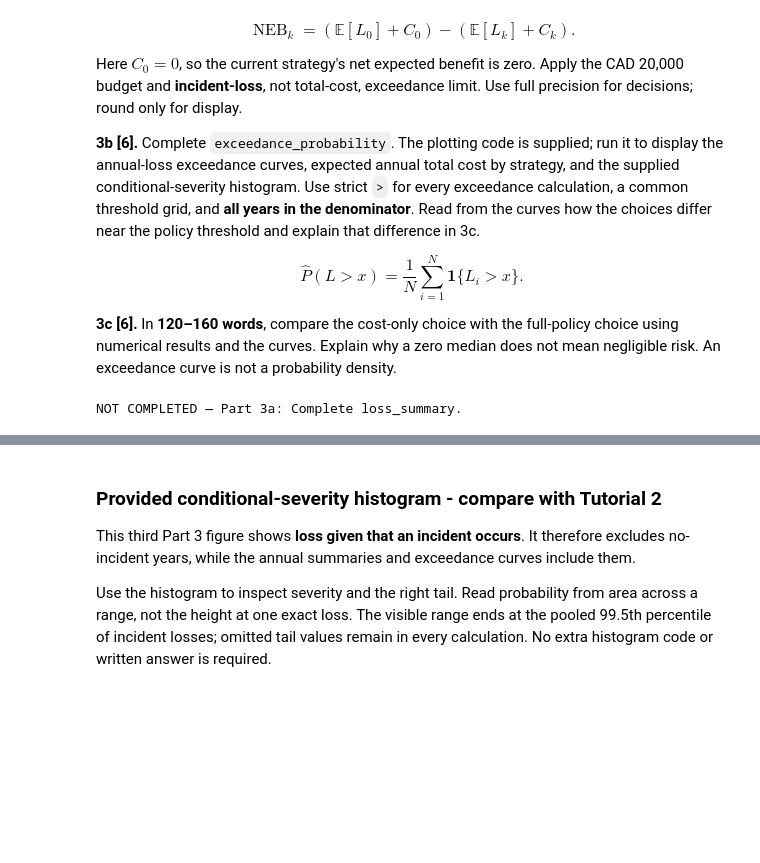
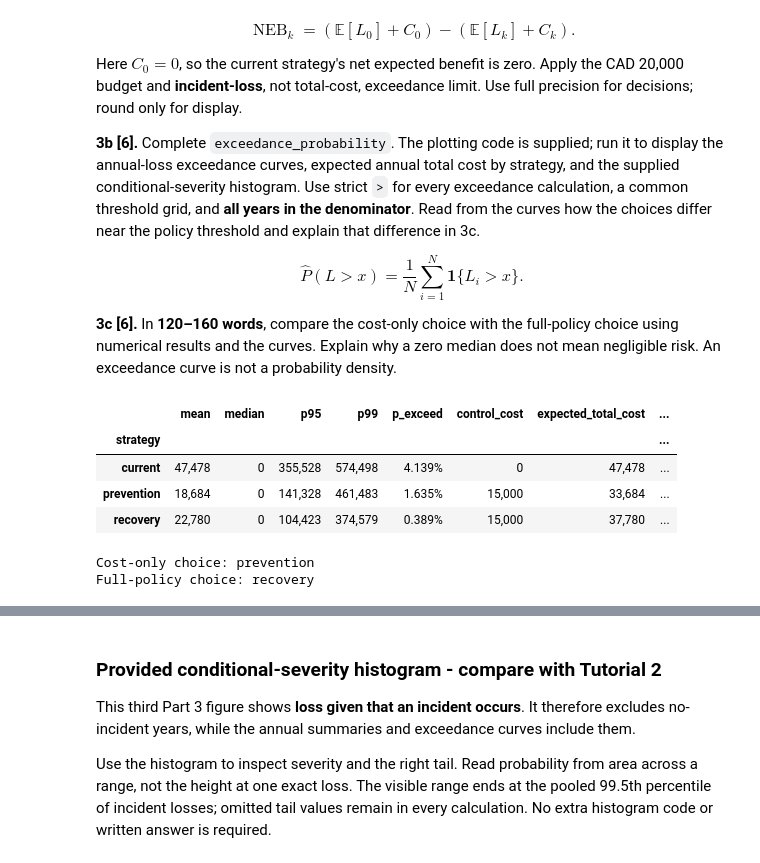
Before and after one commit to laydab/Cmpt318, a Jupyter notebook: Assignment-1/CMPT318_Assignment_1_Starter.ipynb, the cells around one changed output, grey strips where cells are left out. Cells and saved outputs as stored; diff of their text form; code cells hidden in the pictures; blank space fills up the shorter version.

```diff
--- a/Assignment-1/CMPT318_Assignment_1_Starter.ipynb
+++ b/Assignment-1/CMPT318_Assignment_1_Starter.ipynb
@@ -489,7 +489,13 @@ def loss_summary(losses, threshold=LOSS_THRESHOLD):
     if losses.ndim != 1 or len(losses) == 0 or not np.isfinite(losses).all():
         raise ValueError('Use a nonempty finite one-dimensional annual-loss array.')
     # YOUR CORE RISK CODE: compute all five metrics, including the zero-loss years.
-    raise NotImplementedError('Complete loss_summary.')
+    return {
+            'mean':     float(losses.mean()),
+            'median':   float(np.quantile(losses, 0.50)),
+            'p95':      float(np.quantile(losses, 0.95)),
+            'p99':      float(np.quantile(losses, 0.99)),
+            'p_exceed': float(np.mean(losses > threshold)),
+        }
 # %%
 def assess_controls(summary, control_costs):
     """Return (decision_table, cost_only_choice, policy_choice).
@@ -504,35 +510,58 @@ def assess_controls(summary, control_costs):
     # expected_total_cost, net_expected_benefit, affordable, meets_risk_limit, eligible.
     # Select cost_only_choice among affordable strategies.
     # Select policy_choice among strategies meeting BOTH budget and risk limit.
     # Do not select using rounded values; handle an empty eligible set explicitly.
-    raise NotImplementedError('Complete the control-comparison and selection logic.')
+
+    # E[T_k] = E[L_k] + C_k
+    table['expected_total_cost'] = table['mean'] + table['control_cost']
+
+    # NEB_k = (E[L_0] + C_0) - (E[L_k] + C_k)
+    initial_total = table.loc['current', 'expected_total_cost']
+    table['net_expected_benefit'] = initial_total - table['expected_total_cost']
+
+    # Filter
+    table['affordable'] = table['control_cost'] <= BUDGET
+    table['meets_risk_limit'] = table['p_exceed'] <= RISK_LIMIT
+    table['eligible'] = table['affordable'] & table['meets_risk_limit']
+
+    affordable = table.loc[table['affordable'], 'expected_total_cost']
+    cost_only_choice = affordable.idxmin() if not affordable.empty else None
+
+    eligible = table.loc[table['eligible'], 'expected_total_cost']
+    policy_choice = eligible.idxmin() if not eligible.empty else None
     return table, cost_only_choice, policy_choice
 
 # PROVIDED: result collection and readable formatting.
 def display_decision(table):
     formats = {c: '{:,.0f}' for c in ['mean','median','p95','p99','control_cost',
                                      'expected_total_cost','net_expected_benefit']}
     formats['p_exceed'] = '{:.3%}'
     display(table.style.format(formats))
 
 def decision_from_samples(samples):
     summary = pd.DataFrame.from_dict(
         {name: loss_summary(samples[name]['annual_loss']) for name in STRATEGIES},
         orient='index')
     summary.index.name = 'strategy'
     table, cost_choice, policy_choice = assess_controls(summary, parameters['annual_control_cost'])
     display_decision(table)
     print('Cost-only choice:', cost_choice)
     print('Full-policy choice:', policy_choice if policy_choice is not None else 'NO FEASIBLE OPTION')
     return table
 
 decision_table = None
 if baseline is None:
     print('NOT COMPLETED — finish Part 2 before running Part 3.')
 else:
     decision_table = run_task('Part 3a', lambda: decision_from_samples(baseline))
 # %% [output]
+|  | mean | median | p95 | p99 | p_exceed | control_cost | expected_total_cost | ... |
+| strategy |  |  |  |  |  |  |  | ... |
+| current | 47,478 | 0 | 355,528 | 574,498 | 4.139% | 0 | 47,478 | ... |
+| prevention | 18,684 | 0 | 141,328 | 461,483 | 1.635% | 15,000 | 33,684 | ... |
+| recovery | 22,780 | 0 | 104,423 | 374,579 | 0.389% | 15,000 | 37,780 | ... |
-NOT COMPLETED — Part 3a: Complete loss_summary.
+Cost-only choice: prevention
+Full-policy choice: recovery
 # %%
 def exceedance_probability(losses, threshold):
     """Return the fraction of ALL annual losses strictly above a scalar threshold."""
```
Also changed, not shown: parts of 9 cells of this notebook.
